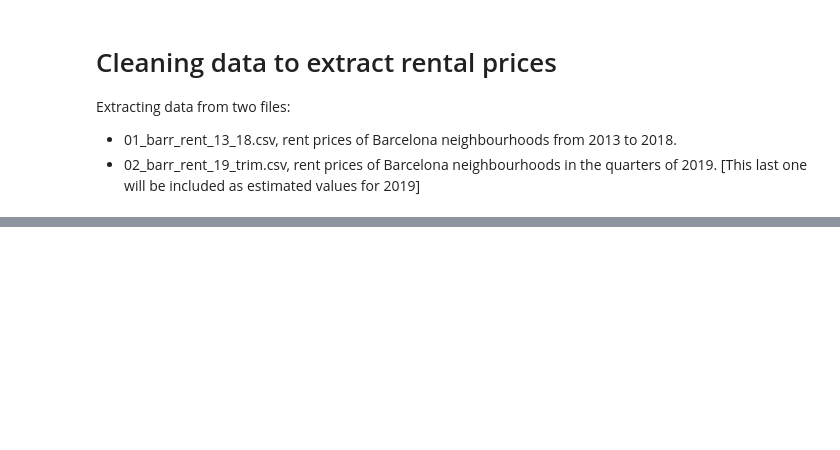
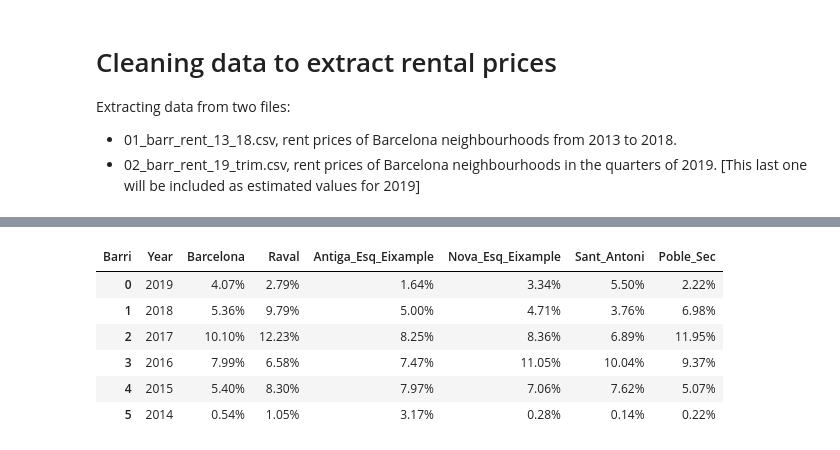
Before and after one commit to jaumevr15/Project-Week-5-Your-Own-Project, a Jupyter notebook: your-project/code/0_rent_data_cleaning.ipynb, the cells around one changed output, grey strips where cells are left out. Saved outputs shown, nothing was run; the diff lists cells and outputs as text; code cells hidden in the pictures; blank space fills up the shorter version.

```diff
--- a/your-project/code/0_rent_data_cleaning.ipynb
+++ b/your-project/code/0_rent_data_cleaning.ipynb
@@ -103,0 +139,18 @@ fig.show()
+# %%
+area_around = area_around.apply(lambda x: x.str.replace(',','.'))
+# %%
+area_around.reset_index(inplace=True)
+# %%
+area_around.rename(columns={'index': 'Year'},inplace=True)
+# %%
+area_around = area_around.rename(columns={'Barcelona Ciutat': 'Barcelona', 'el Raval  ': 'Raval', "l'Antiga Esquerra de l'Eixample  ": 'Antiga_Esq_Eixample', "la Nova Esquerra de l'Eixample  ": 'Nova_Esq_Eixample','Sant Antoni  ': 'Sant_Antoni','el Poble Sec - AEI Parc Montjuïc  ':'Poble_Sec'},copy=True)
+# %%
+area_around
+# %% [output]
+| Barri | Year | Barcelona | Raval | Antiga_Esq_Eixample | Nova_Esq_Eixample | Sant_Antoni | Poble_Sec |
+| 0 | 2019 | 4.07% | 2.79% | 1.64% | 3.34% | 5.50% | 2.22% |
+| 1 | 2018 | 5.36% | 9.79% | 5.00% | 4.71% | 3.76% | 6.98% |
+| 2 | 2017 | 10.10% | 12.23% | 8.25% | 8.36% | 6.89% | 11.95% |
+| 3 | 2016 | 7.99% | 6.58% | 7.47% | 11.05% | 10.04% | 9.37% |
+| 4 | 2015 | 5.40% | 8.30% | 7.97% | 7.06% | 7.62% | 5.07% |
+| 5 | 2014 | 0.54% | 1.05% | 3.17% | 0.28% | 0.14% | 0.22% |
```
Also changed, not shown: parts of 15 cells of this notebook, 5 other files.
